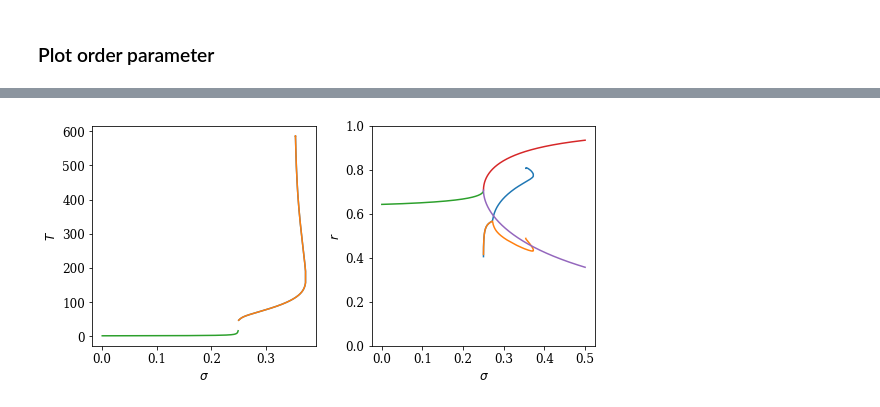
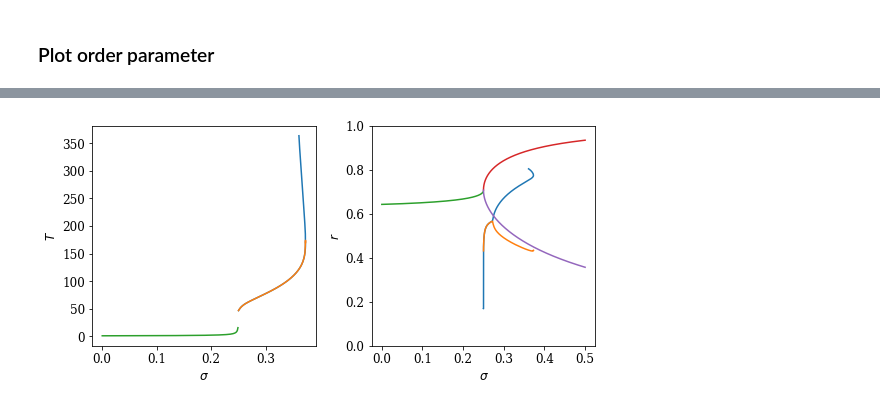
Before and after one commit to znicolaou/snakingoscillators, a Jupyter notebook: lccont.ipynb, the cells around one changed output, grey strips where cells are left out. Cells and saved outputs as stored; diff of their text form; code cells hidden in the pictures.

```diff
--- a/lccont.ipynb
+++ b/lccont.ipynb
@@ -520,37 +514,37 @@ plt.plot(Sigmas,Orders)
 # %%
-filebase='data/chimera/'
+filebase='data/chimera2/'
 Sigmas=np.concatenate([np.flip(np.load(filebase+'lc_backward_sigmas.npy')),np.load(filebase+'lc_forward_sigmas.npy')])
 Periods=np.concatenate([np.flip(np.load(filebase+'lc_backward_periods.npy')),np.load(filebase+'lc_forward_periods.npy')])
 Orders=np.concatenate([np.flip(np.load(filebase+'lc_backward_orders.npy')),np.load(filebase+'lc_forward_orders.npy')])
 
-filebase='data/uchimera/'
+filebase='data/uchimera2/'
 Sigmas2=-np.concatenate([np.flip(np.load(filebase+'lc_backward_sigmas.npy')),np.load(filebase+'lc_forward_sigmas.npy')])
 Periods2=np.concatenate([np.flip(np.load(filebase+'lc_backward_periods.npy')),np.load(filebase+'lc_forward_periods.npy')])
 Orders2=np.concatenate([np.flip(np.load(filebase+'lc_backward_orders.npy')),np.load(filebase+'lc_forward_orders.npy')])
 
 
 plt.subplots(1,2,figsize=(8,4))
 plt.subplot(1,2,1)
 plt.xlabel('$\sigma$')
 plt.ylabel('$T$')
 plt.plot(Sigmas,Periods)
 plt.plot(Sigmas2,Periods2)
 sigmas=np.arange(0,0.25,0.001)
 plt.plot(sigmas,[1/(0.75-2*sigma-4*sigma**2)**0.5 for sigma in sigmas])
 
 plt.subplot(1,2,2)
 plt.xlabel('$\sigma$')
 plt.ylabel('$r$')
 plt.plot(Sigmas,Orders)
 plt.plot(Sigmas2,Orders2)
 plt.ylim(0,1)
 sigmas=np.arange(0,0.25,0.001)
 plt.plot(sigmas,[np.mean(1/(1+0.25*(1+4*sigma-((1-4*sigma)*(3+4*sigma))**0.5*np.tan(2*np.pi/(0.75-2*sigma-4*sigma**2)**0.5*np.arange(0,100)/100*0.25*((1-4*sigma)*(3+4*sigma))**0.5))**2)**0.5) for sigma in sigmas])
 sigmas=np.arange(0.25,0.5,0.00001)
 plt.plot(sigmas,[(2+2*(1-1/(4*(0.25+sigma)**2))**0.5)**0.5/2 for sigma in sigmas])
 plt.plot(sigmas,[(2-2*(1-1/(4*(0.25+sigma)**2))**0.5)**0.5/2 for sigma in sigmas])
 plt.tight_layout()
 plt.savefig('diagram.pdf')
 plt.show()
 # %% [output]
-[figure, old version]
+[figure, new version]
```
Also changed, not shown: parts of 25 cells of this notebook, 15 other files.
